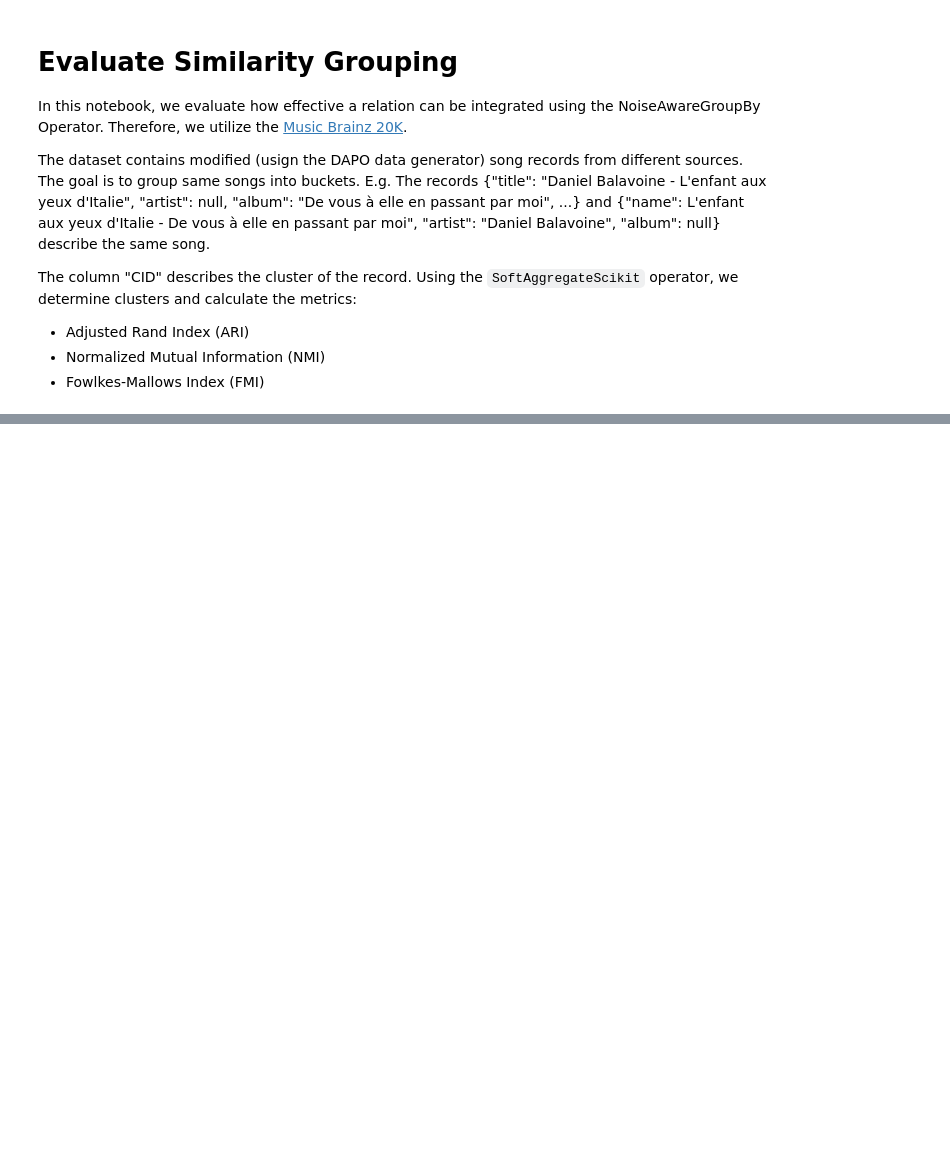
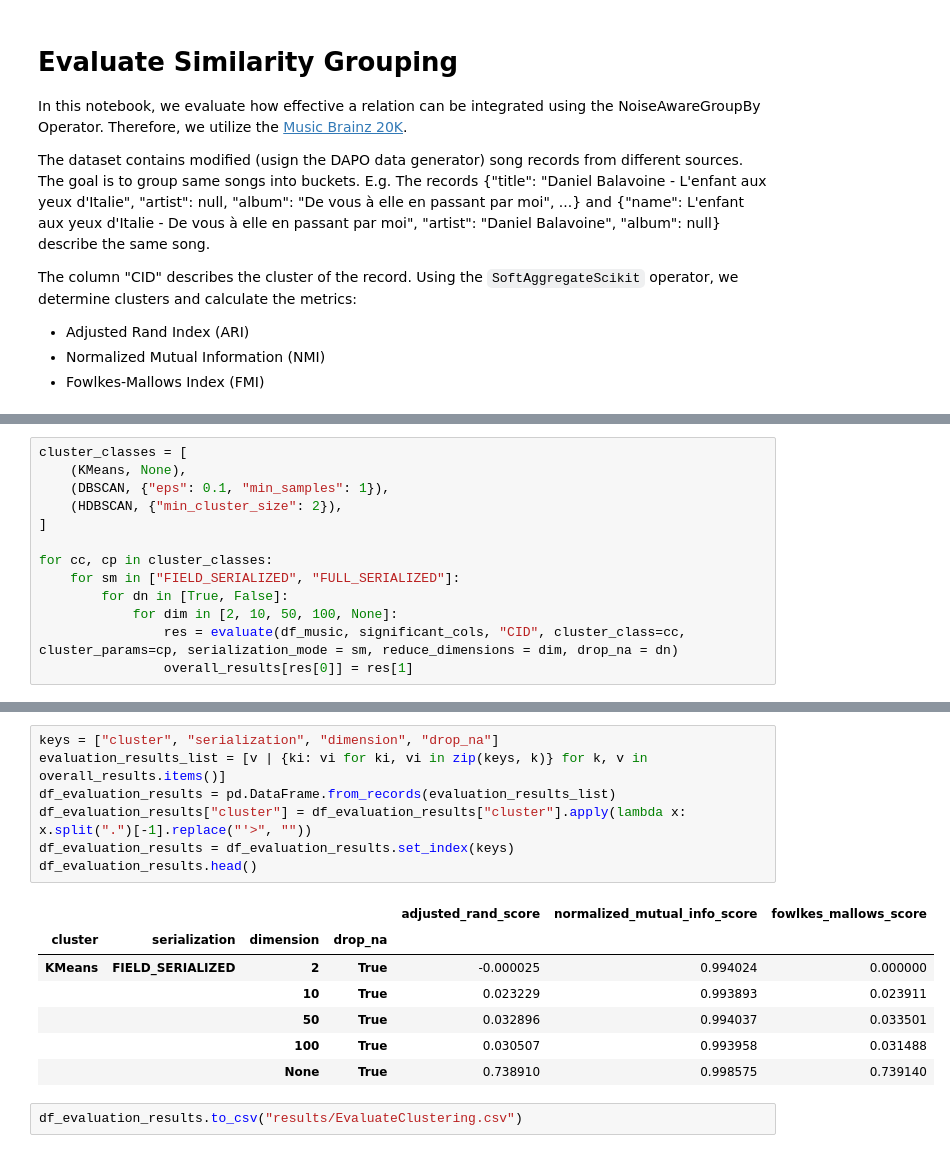
Before and after one commit to HackerBschor/SofteningQueryEvaluation, a Jupyter notebook: evaluation/EvaluateClustering.ipynb, the cells around one changed output, grey strips where cells are left out. Drawn from its saved outputs; the diff is of its cells as text; blank space fills up the shorter version.

```diff
--- a/evaluation/EvaluateClustering.ipynb
+++ b/evaluation/EvaluateClustering.ipynb
@@ -84,0 +84,13 @@ Fowlkes-Mallows Index (FMI): 0.8731580103378349
+# %%
+cluster_classes = [
+    (KMeans, None),
+    (DBSCAN, {"eps": 0.1, "min_samples": 1}),
+    (HDBSCAN, {"min_cluster_size": 2}),
+]
+
+for cc, cp in cluster_classes:
+    for sm in ["FIELD_SERIALIZED", "FULL_SERIALIZED"]:
+        for dn in [True, False]:
+            for dim in [2, 10, 50, 100, None]:
+                res = evaluate(df_music, significant_cols, "CID", cluster_class=cc, cluster_params=cp, serialization_mode = sm, reduce_dimensions = dim, drop_na = dn)
+                overall_results[res[0]] = res[1]
@@ -84,0 +114,17 @@ Fowlkes-Mallows Index (FMI): 0.8731580103378349
+# %%
+keys = ["cluster", "serialization", "dimension", "drop_na"]
+evaluation_results_list = [v | {ki: vi for ki, vi in zip(keys, k)} for k, v in overall_results.items()]
+df_evaluation_results = pd.DataFrame.from_records(evaluation_results_list)
+df_evaluation_results["cluster"] = df_evaluation_results["cluster"].apply(lambda x: x.split(".")[-1].replace("'>", ""))
+df_evaluation_results = df_evaluation_results.set_index(keys)
+df_evaluation_results.head()
+# %% [output]
+|  |  |  |  | adjusted_rand_score | normalized_mutual_info_score | fowlkes_mallows_score |
+| cluster | serialization | dimension | drop_na |  |  |  |
+| KMeans | FIELD_SERIALIZED | 2 | True | -0.000025 | 0.994024 | 0.000000 |
+|  |  | 10 | True | 0.023229 | 0.993893 | 0.023911 |
+|  |  | 50 | True | 0.032896 | 0.994037 | 0.033501 |
+|  |  | 100 | True | 0.030507 | 0.993958 | 0.031488 |
+|  |  | None | True | 0.738910 | 0.998575 | 0.739140 |
+# %%
+df_evaluation_results.to_csv("results/EvaluateClustering.csv")
```
Also changed, not shown: parts of 5 cells of this notebook, 2 other files.
